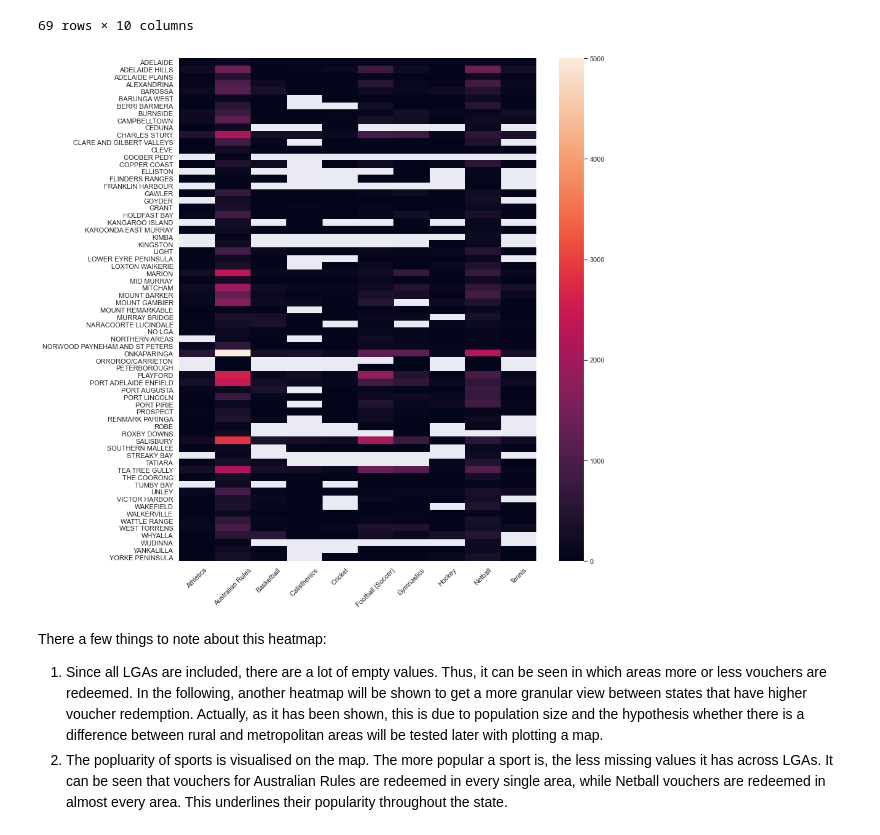
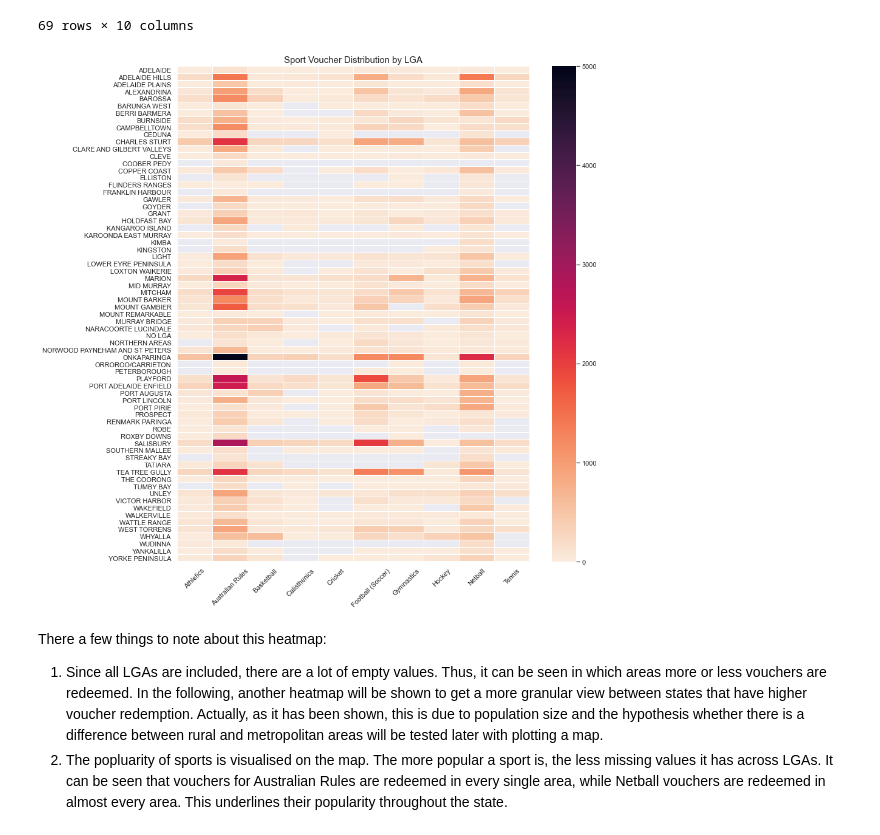
Before and after one commit to felix-rosenberger/Data-Science-Portfolio, a Jupyter notebook: Portfolio 2.ipynb, the cells around one changed output. Drawn from its saved outputs; the diff is of its cells as text; code cells hidden in the pictures.

```diff
--- a/Portfolio 2.ipynb
+++ b/Portfolio 2.ipynb
@@ -343,12 +343,13 @@ LGA_sports_piv
 69 rows × 10 columns
 # %%
 plt.figure(figsize=(13, 15))
-sns.heatmap(LGA_sports_piv, vmin=0, vmax=5000)
+sns.heatmap(LGA_sports_piv, vmin=0, vmax=5000, cmap=sns.cm.rocket_r, linewidths=0.1)
+plt.title("Sport Voucher Distribution by LGA", fontsize = 15)
 plt.xlabel("")
 plt.ylabel("")
 plt.xticks(rotation=45);
 # %% [output]
-[figure, old version]
+[figure, new version]
 # %% [markdown]
 There a few things to note about this heatmap:
 1. Since all LGAs are included, there are a lot of empty values. Thus, it can be seen in which areas more or less vouchers are redeemed. In the following, another heatmap will be shown to get a more granular view between states that have higher voucher redemption. Actually, as it has been shown, this is due to population size and the hypothesis whether there is a difference between rural and metropolitan areas will be tested later with plotting a map.
```
Also changed, not shown: parts of 10 cells of this notebook.
